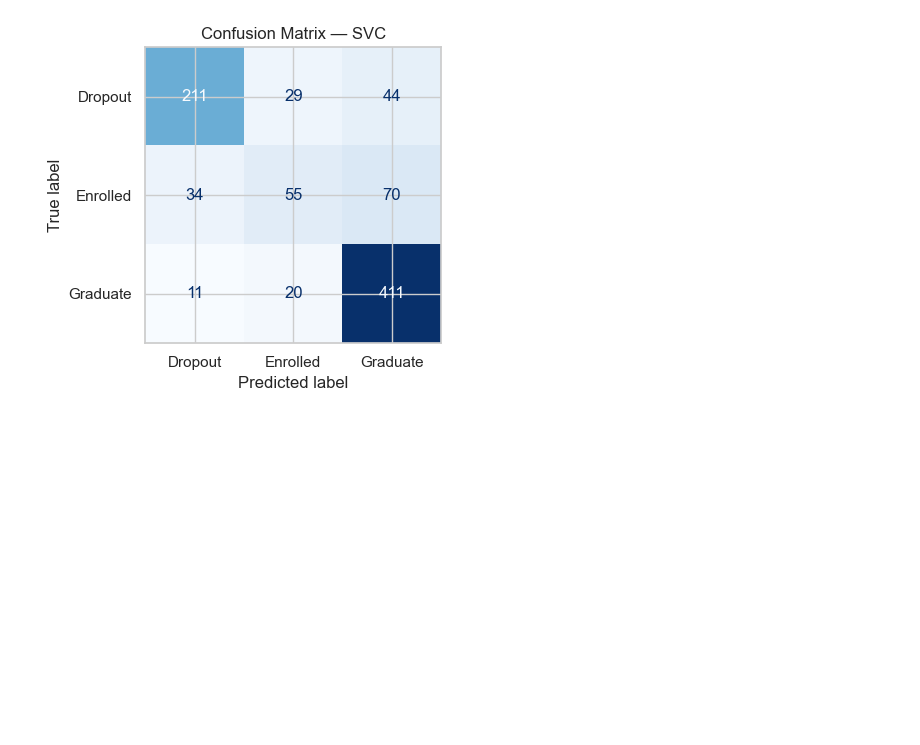
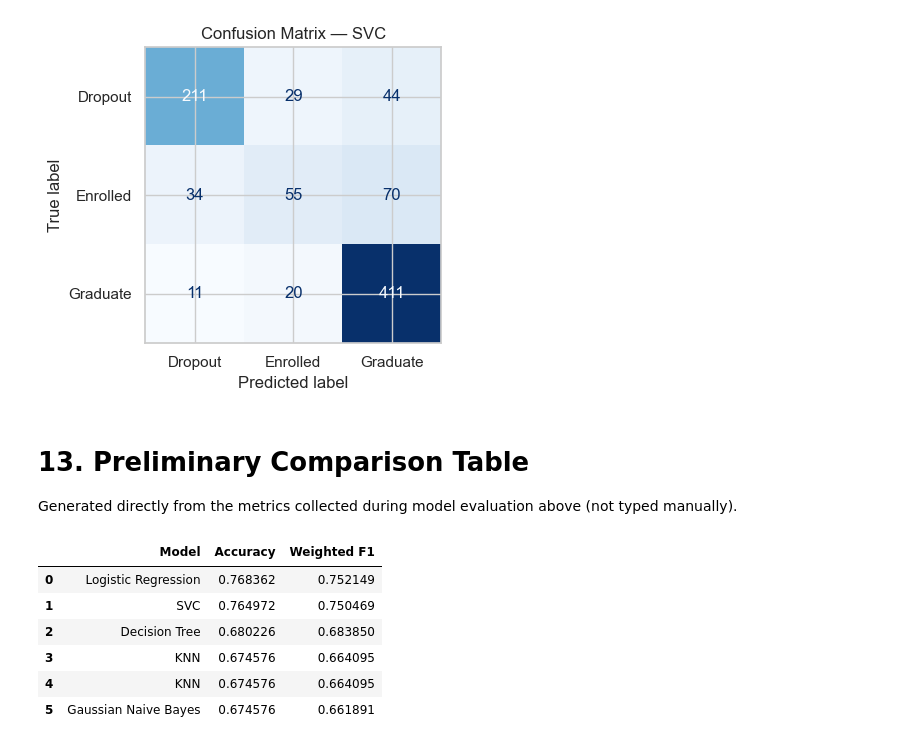
Before and after one commit to mith-sen/ML_Case_Study, a Jupyter notebook: notebooks/classification.ipynb, the cells around one changed output. Cells and saved outputs as stored; diff of their text form; code cells hidden in the pictures; blank space fills up the shorter version.

```diff
--- a/notebooks/classification.ipynb
+++ b/notebooks/classification.ipynb
@@ -508,3 +508,18 @@ _ = evaluate_classifier("SVC", svc, X_train, y_train, X_test, y_test)
 Accuracy      : 0.7650
 Weighted F1   : 0.7505
 [figure]
+# %% [markdown]
+# 13. Preliminary Comparison Table
+
+Generated directly from the metrics collected during model evaluation above (not typed manually).
+# %%
+comparison_df = pd.DataFrame(results).sort_values(by="Weighted F1", ascending=False).reset_index(drop=True)
+comparison_df
+# %% [output]
+|  | Model | Accuracy | Weighted F1 |
+| 0 | Logistic Regression | 0.768362 | 0.752149 |
+| 1 | SVC | 0.764972 | 0.750469 |
+| 2 | Decision Tree | 0.680226 | 0.683850 |
+| 3 | KNN | 0.674576 | 0.664095 |
+| 4 | KNN | 0.674576 | 0.664095 |
+| 5 | Gaussian Naive Bayes | 0.674576 | 0.661891 |
```
Also changed, not shown: parts of 2 cells of this notebook.
